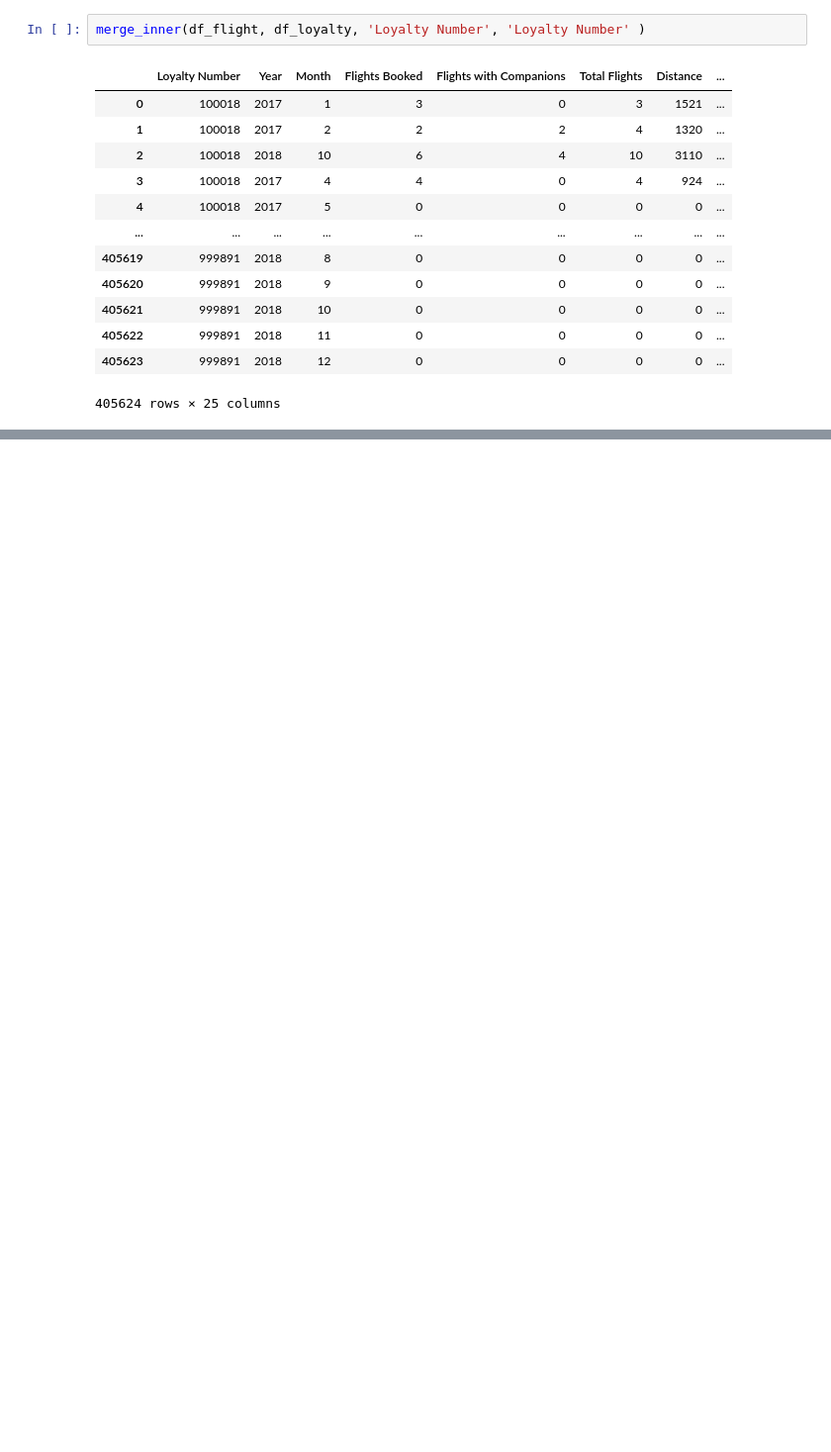
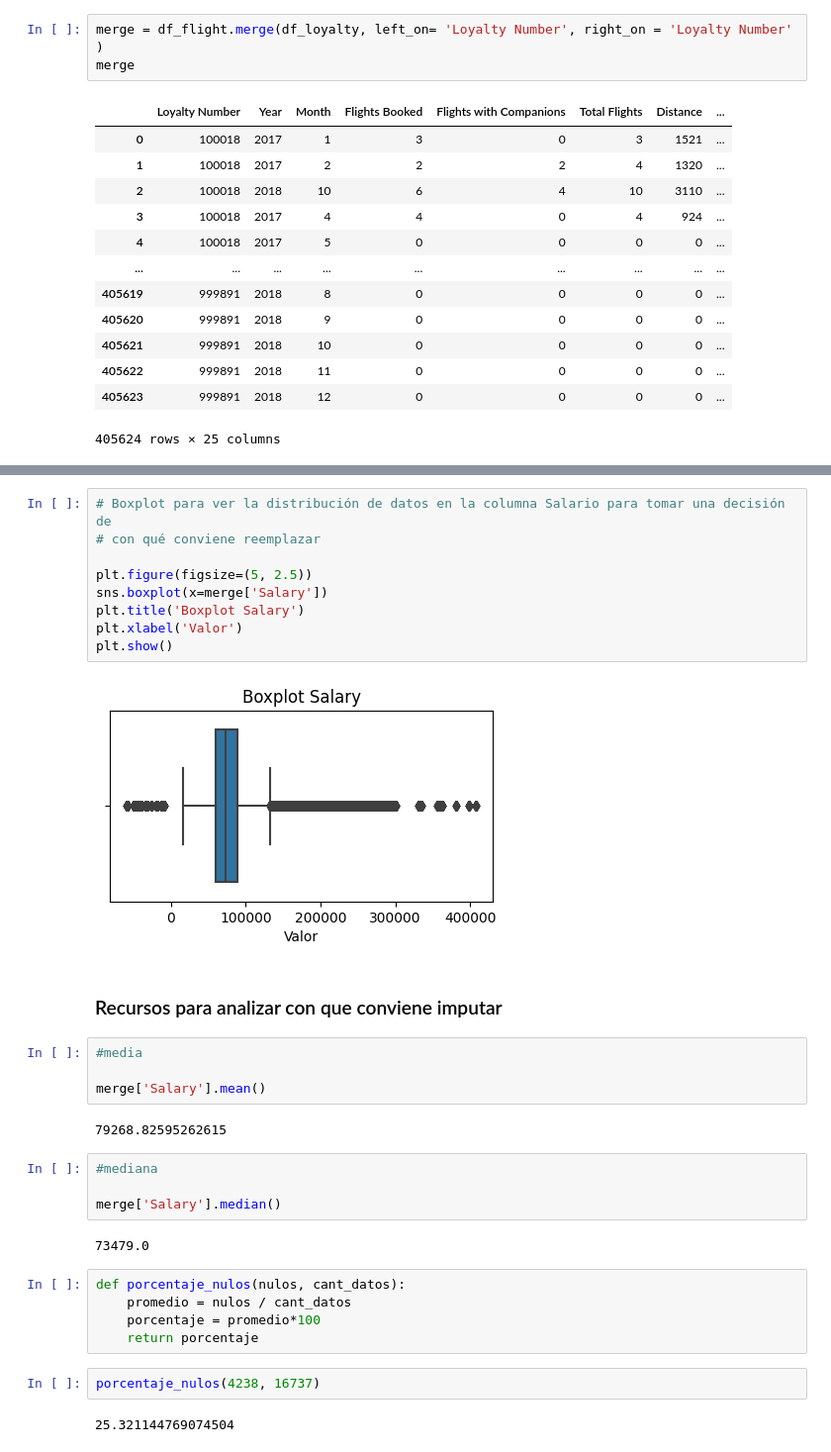
Before and after one commit to Adalab/bda-modulo-3-evaluacion-final-FrancaTortaroloo, a Jupyter notebook: Respuestas.ipynb, the cells around one changed output, grey strips where cells are left out. Shown at 99% size. Drawn from its saved outputs; the diff is of its cells as text; blank space fills up the shorter version.

Commit message:
eliminar columnas, imputacion de columna salary

```diff
--- a/Respuestas.ipynb
+++ b/Respuestas.ipynb
@@ -88,7 +92,8 @@ Marital Status   16737      3   Married   9735
 Loyalty Card     16737      3      Star   7637
 Enrollment Type  16737      2  Standard  15766
 # %%
-merge_inner(df_flight, df_loyalty, 'Loyalty Number', 'Loyalty Number' )
+merge = df_flight.merge(df_loyalty, left_on= 'Loyalty Number', right_on = 'Loyalty Number' )
+merge
 # %% [output]
 |  | Loyalty Number | Year | Month | Flights Booked | Flights with Companions | Total Flights | Distance | ... |
 | 0 | 100018 | 2017 | 1 | 3 | 0 | 3 | 1521 | ... |
@@ -105,0 +133,34 @@ merge_inner(df_flight, df_loyalty, 'Loyalty Number', 'Loyalty Number' )
+# %%
+# Boxplot para ver la distribución de datos en la columna Salario para tomar una decisión de
+# con qué conviene reemplazar
+
+plt.figure(figsize=(5, 2.5))
+sns.boxplot(x=merge['Salary'])
+plt.title('Boxplot Salary')
+plt.xlabel('Valor')
+plt.show()
+# %% [output]
+[figure, added]
+# %% [markdown]
+### Recursos para analizar con que conviene imputar
+# %%
+#media
+
+merge['Salary'].mean()
+# %% [output]
+79268.82595262615
+# %%
+#mediana
+
+merge['Salary'].median()
+# %% [output]
+73479.0
+# %%
+def porcentaje_nulos(nulos, cant_datos):
+    promedio = nulos / cant_datos
+    porcentaje = promedio*100
+    return porcentaje
+# %%
+porcentaje_nulos(4238, 16737)
+# %% [output]
+25.321144769074504
```
Also changed, not shown: parts of 5 cells of this notebook.
